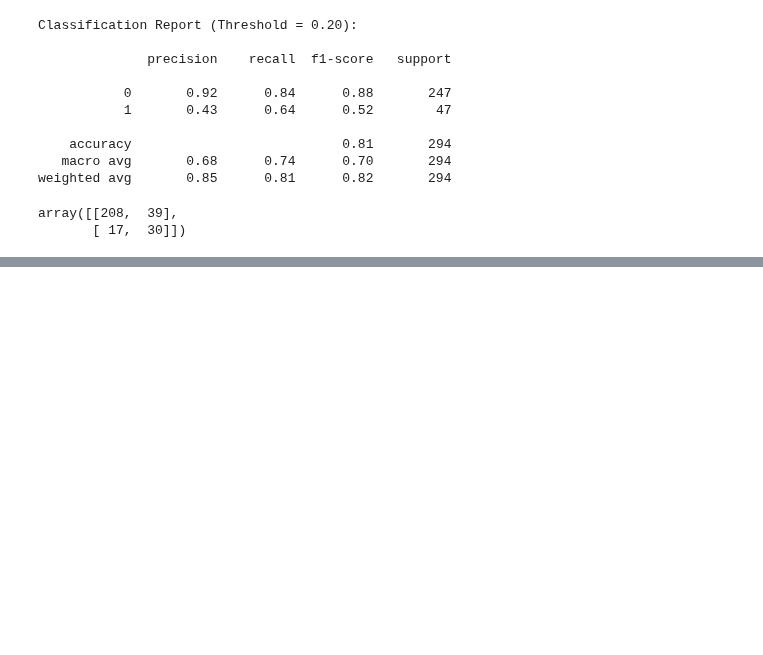
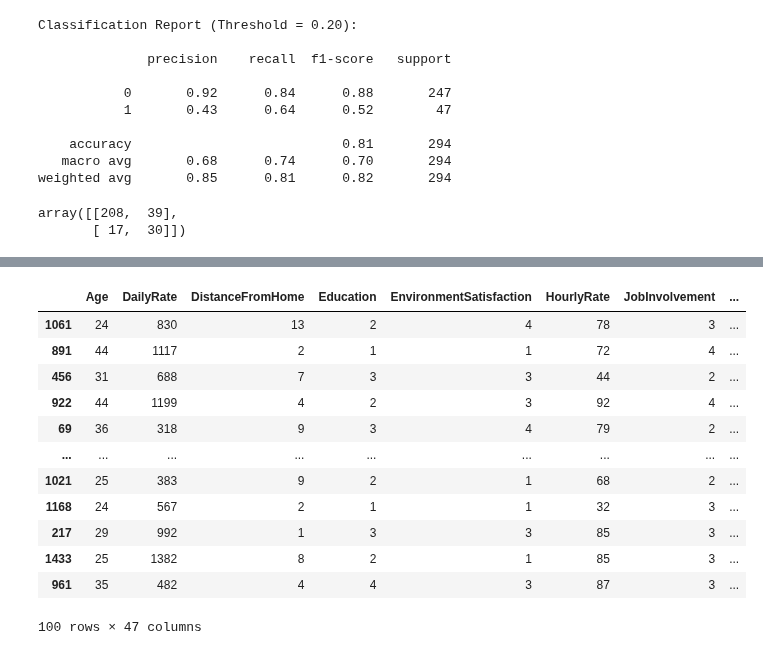
Before and after one commit to nirajacharya13/machine-learning, a Jupyter notebook: decision_trees/practice-problems/ibm-hr-analytics.ipynb, the cells around one changed output, grey strips where cells are left out. Saved outputs shown, nothing was run; the diff lists cells and outputs as text; code cells hidden in the pictures; blank space fills up the shorter version.

```diff
--- a/decision_trees/practice-problems/ibm-hr-analytics.ipynb
+++ b/decision_trees/practice-problems/ibm-hr-analytics.ipynb
@@ -664,0 +708,27 @@ array([[208,  39],
+# %%
+# Define risk tiers
+def assign_risk(prob):
+    if prob < 0.30:
+        return "Low Risk"
+    elif prob < 0.60:
+        return "Medium Risk"
+    else:
+        return "High Risk"
+
+segmentation_df["Risk_Segment"] = segmentation_df["Attrition_Probability"].apply(assign_risk)
+
+segmentation_df.head(100)
+# %% [output]
+|  | Age | DailyRate | DistanceFromHome | Education | EnvironmentSatisfaction | HourlyRate | JobInvolvement | ... |
+| 1061 | 24 | 830 | 13 | 2 | 4 | 78 | 3 | ... |
+| 891 | 44 | 1117 | 2 | 1 | 1 | 72 | 4 | ... |
+| 456 | 31 | 688 | 7 | 3 | 3 | 44 | 2 | ... |
+| 922 | 44 | 1199 | 4 | 2 | 3 | 92 | 4 | ... |
+| 69 | 36 | 318 | 9 | 3 | 4 | 79 | 2 | ... |
+| ... | ... | ... | ... | ... | ... | ... | ... | ... |
+| 1021 | 25 | 383 | 9 | 2 | 1 | 68 | 2 | ... |
+| 1168 | 24 | 567 | 2 | 1 | 1 | 32 | 3 | ... |
+| 217 | 29 | 992 | 1 | 3 | 3 | 85 | 3 | ... |
+| 1433 | 25 | 1382 | 8 | 2 | 1 | 85 | 3 | ... |
+| 961 | 35 | 482 | 4 | 4 | 3 | 87 | 3 | ... |
+100 rows × 47 columns
```
Also changed, not shown: parts of 8 cells of this notebook.
